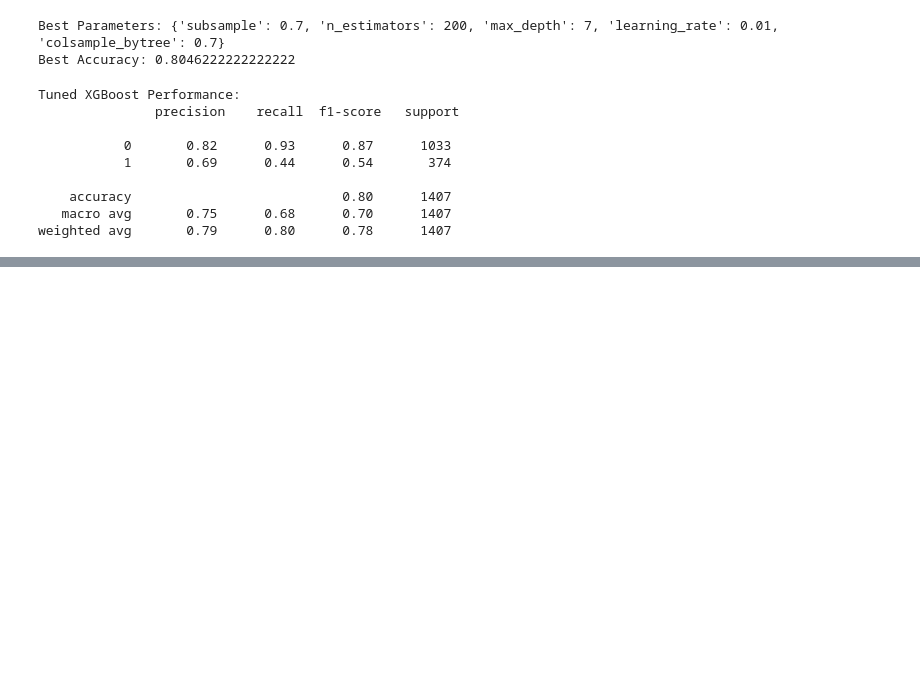
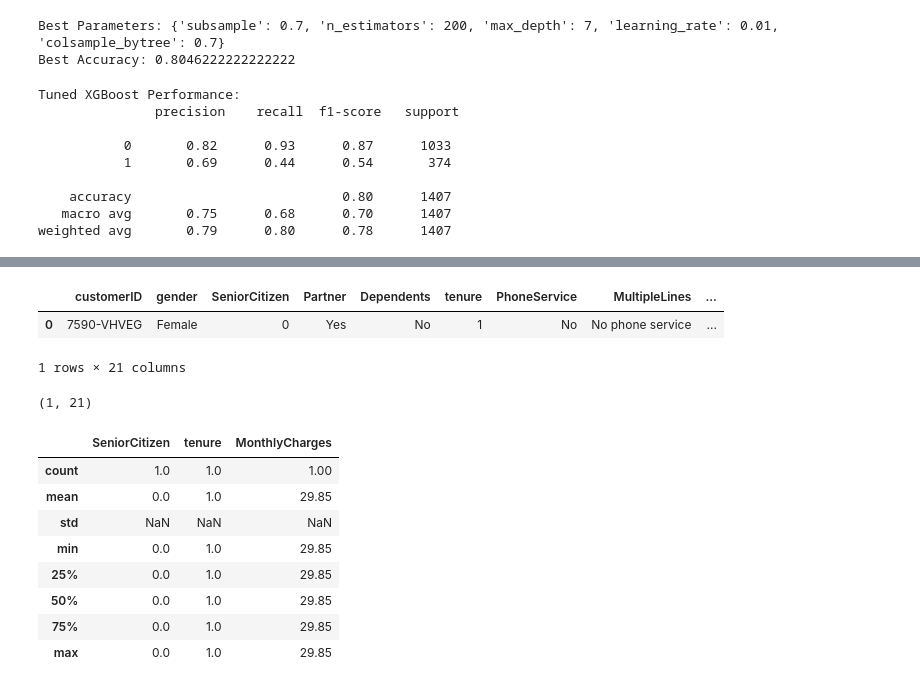
Before and after one commit to sriram-contributor/my-portfolio, a Jupyter notebook: Project 1 - Customer Churn Prediction/Data Preprocessing & Machine Learning.ipynb, the cells around one changed output, grey strips where cells are left out. Drawn from its saved outputs; the diff is of its cells as text; code cells hidden in the pictures; blank space fills up the shorter version.

```diff
--- a/Project 1 - Customer Churn Prediction/Data Preprocessing & Machine Learning.ipynb
+++ b/Project 1 - Customer Churn Prediction/Data Preprocessing & Machine Learning.ipynb
@@ -38,3 +38,5 @@ Data columns (total 21 columns):
  20  Churn             7043 non-null   object
 dtypes: float64(1), int64(2), object(18)
 memory usage: 1.1+ MB
+# %%
+original_df = df.copy()    # incase of future use
@@ -863,0 +1043,2 @@ weighted avg       0.79      0.80      0.78      1407
+# %%
+new_data_2_dict = original_df.iloc[0].to_dict()
@@ -863,0 +1069,24 @@ weighted avg       0.79      0.80      0.78      1407
+# %%
+new_data_2_df = pd.DataFrame([new_data_2_dict])
+# %%
+new_data_2_df
+# %% [output]
+|  | customerID | gender | SeniorCitizen | Partner | Dependents | tenure | PhoneService | MultipleLines | ... |
+| 0 | 7590-VHVEG | Female | 0 | Yes | No | 1 | No | No phone service | ... |
+1 rows × 21 columns
+# %%
+new_data_2_df.shape
+# %% [output]
+(1, 21)
+# %%
+new_data_2_df.describe()
+# %% [output]
+|  | SeniorCitizen | tenure | MonthlyCharges |
+| count | 1.0 | 1.0 | 1.00 |
+| mean | 0.0 | 1.0 | 29.85 |
+| std | NaN | NaN | NaN |
+| min | 0.0 | 1.0 | 29.85 |
+| 25% | 0.0 | 1.0 | 29.85 |
+| 50% | 0.0 | 1.0 | 29.85 |
+| 75% | 0.0 | 1.0 | 29.85 |
+| max | 0.0 | 1.0 | 29.85 |
```
Also changed, not shown: parts of 39 cells of this notebook, 2 other files.
